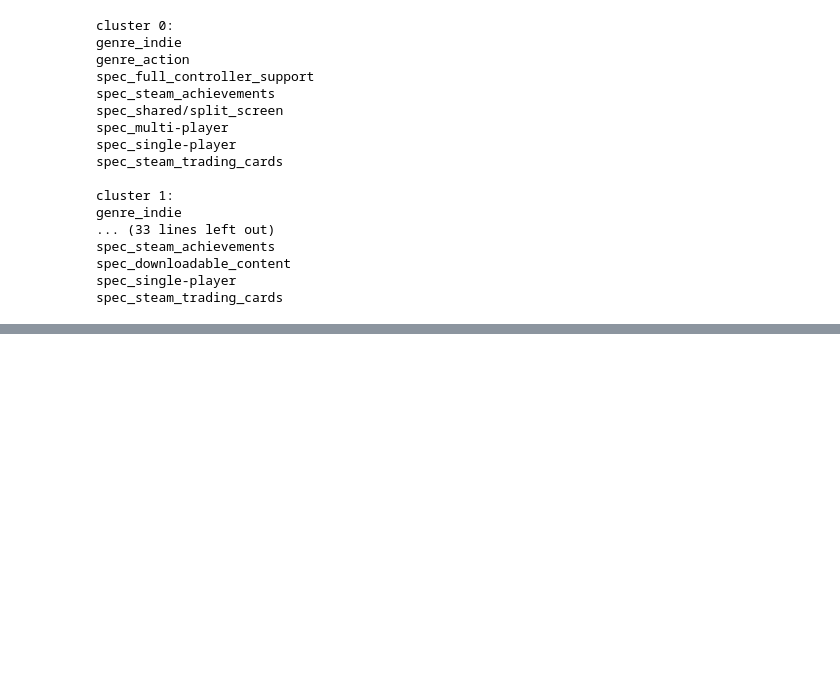
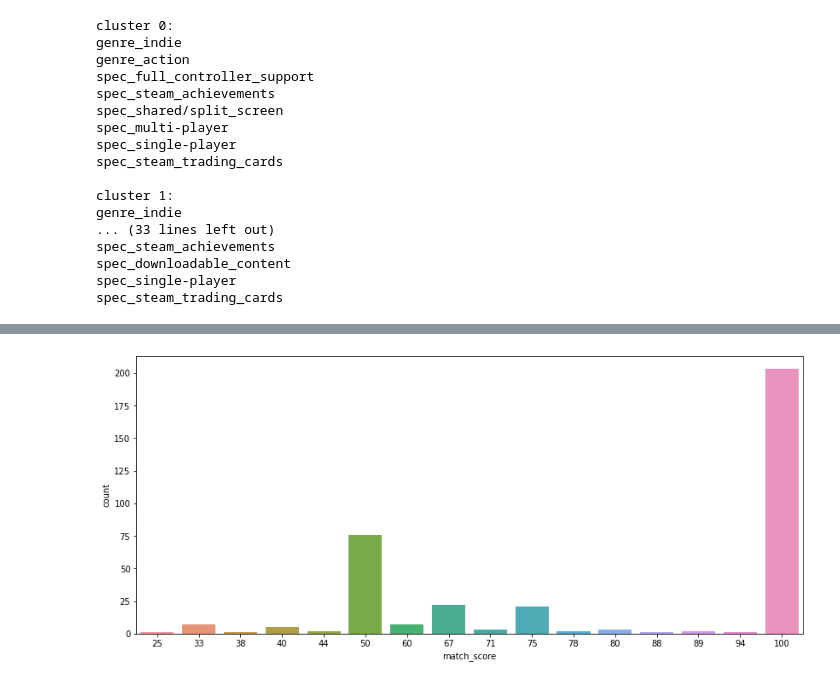
Before and after one commit to itselavia/sjsu-cmpe-256-group-project, a Jupyter notebook: experiment_4/Using K-mode Clustering, analyze game bundles.ipynb, the cells around one changed output, grey strips where cells are left out. Saved outputs shown, nothing was run; the diff lists cells and outputs as text; code cells hidden in the pictures; blank space fills up the shorter version.

Commit message:
finished comparing bundles with clusters

```diff
--- a/experiment_4/Using K-mode Clustering, analyze game bundles.ipynb
+++ b/experiment_4/Using K-mode Clustering, analyze game bundles.ipynb
@@ -140,0 +176,5 @@ spec_steam_trading_cards
+# %%
+import json
+item_ids = pd.read_csv("/Users/akshay/sjsu-cmpe-256-group-project/experiment3/item-genre-spec.csv", sep=",")["item_id"]
+item_with_clusters = pd.concat([item_ids, combined_df], axis = 1)
+item_with_clusters.head()
@@ -140,0 +189,26 @@ spec_steam_trading_cards
+# %%
+item_found = 0
+item_missing = 0
+cluster_bundle_match = pd.DataFrame(columns=['match_score'])
+import statistics
+
+with open("/Users/akshay/Downloads/bundle_data_cleaned.json", "r") as cleaned_file:
+    for line in cleaned_file:
+        try:
+            json_obj = json.loads(line)
+            items = json_obj['items']
+            predictions = []
+            for item in items:
+                item_id = int(item["item_id"])
+                if item_id in item_ids.values:
+                    item_found = item_found + 1
+                    cluster_prediction = int(item_with_clusters.loc[item_with_clusters["item_id"] == item_id]["predicted_cluster"])
+                    predictions.append(cluster_prediction)
+                else:
+                    item_missing = item_missing + 1
+            mode = statistics.mode(predictions)
+            match_score = float(predictions.count(mode)/len(predictions))*100
+            print(predictions, match_score)
+            cluster_bundle_match = cluster_bundle_match.append({'match_score': round(match_score)}, ignore_index=True)
+        except:
+            pass
@@ -140,0 +233,5 @@ spec_steam_trading_cards
+# %%
+plt.figure(figsize=(14, 6))
+ax = sns.countplot(x="match_score", data=cluster_bundle_match)
+# %% [output]
+[figure, added]
```
Also changed, not shown: parts of 3 cells of this notebook, 1 other file.
